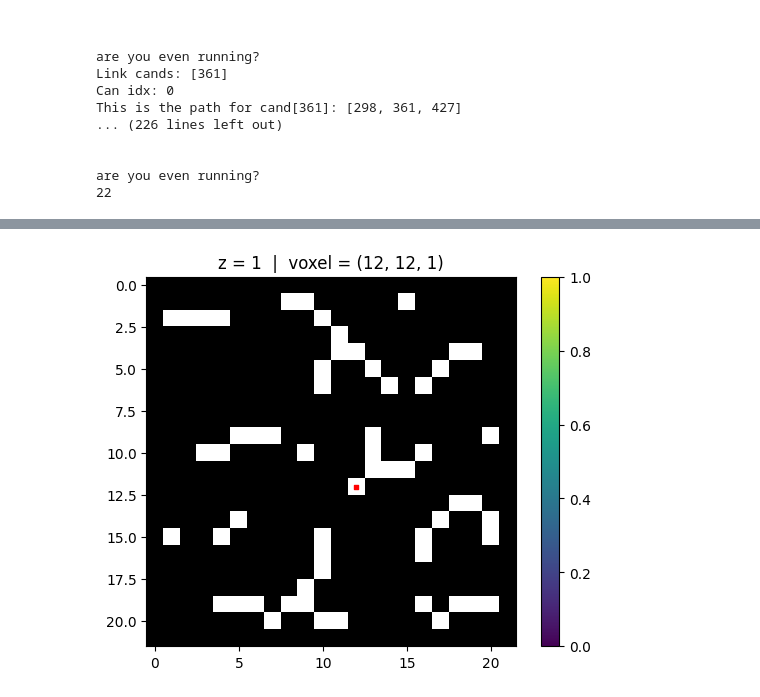
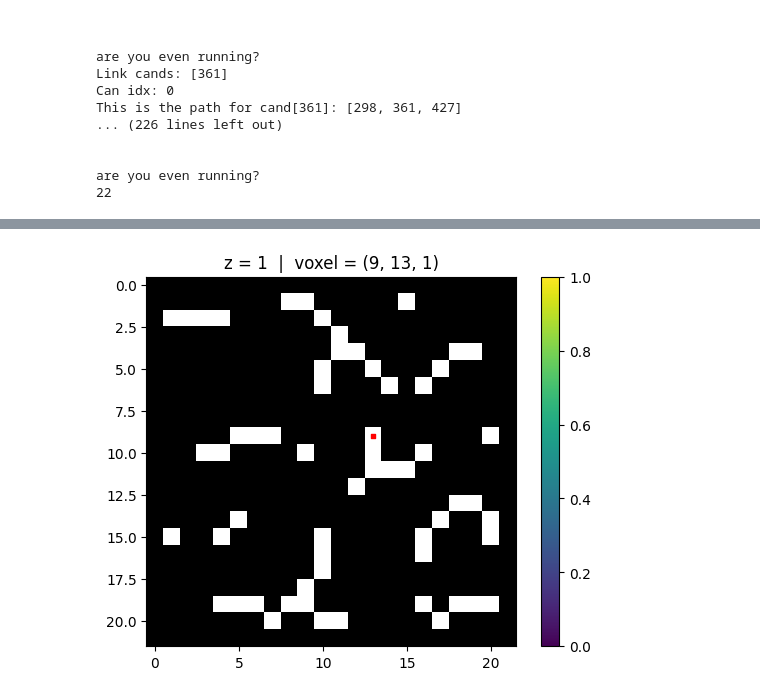
Before and after one commit to Open-Research-Tools-for-Ophthalmology/octava, a Jupyter notebook: code/Skeletonization/current_work/testing.ipynb, the cells around one changed output, grey strips where cells are left out. Drawn from its saved outputs; the diff is of its cells as text; code cells hidden in the pictures.

```diff
--- a/code/Skeletonization/current_work/testing.ipynb
+++ b/code/Skeletonization/current_work/testing.ipynb
@@ -571,4 +578,4 @@ node_cluster(
 # %%
-plot_voxel_by_index(skel, 829)
+plot_voxel_by_index(skel, 634)
 # %% [output]
-[figure, old version]
+[figure, new version]
```
Also changed, not shown: parts of 8 cells of this notebook, 1 other file.
